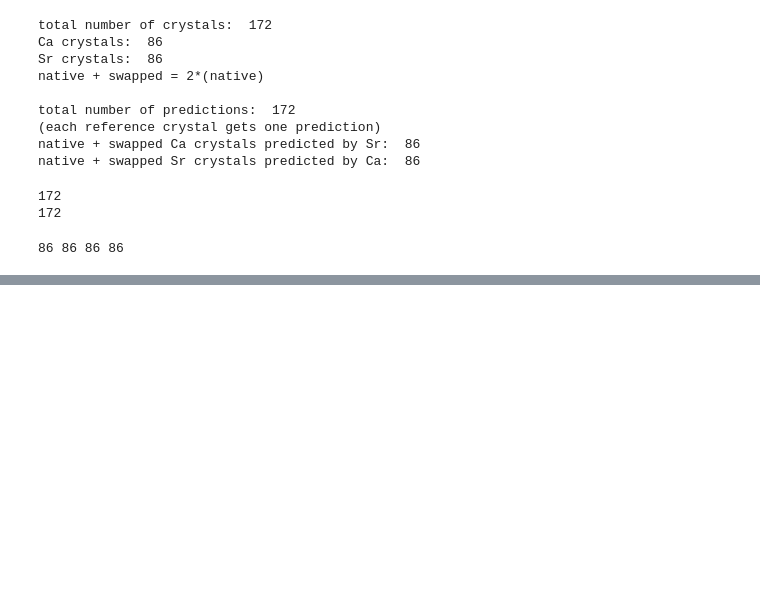
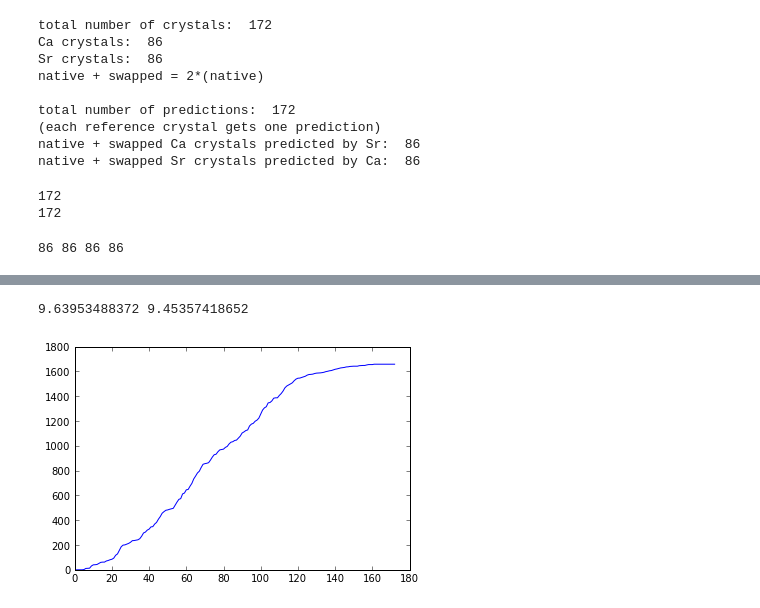
Before and after one commit to SamKChang/20170406_alchemy_optimization, a Jupyter notebook: analysis/alanate_vacancy.ipynb, the cells around one changed output, grey strips where cells are left out. Saved outputs shown, nothing was run; the diff lists cells and outputs as text; code cells hidden in the pictures; blank space fills up the shorter version.

```diff
--- a/analysis/alanate_vacancy.ipynb
+++ b/analysis/alanate_vacancy.ipynb
@@ -358,0 +552,7 @@ print fit(x34, y34)
+# %%
+order_diff = np.abs(np.array(order_pred) - np.array(order_true))
+plt.plot(order_true, order_diff.cumsum())
+print order_diff.mean(), order_diff.std()
+# %% [output]
+9.63953488372 9.45357418652
+[figure, added]
```
Also changed, not shown: parts of 43 cells of this notebook, 1 other file.
